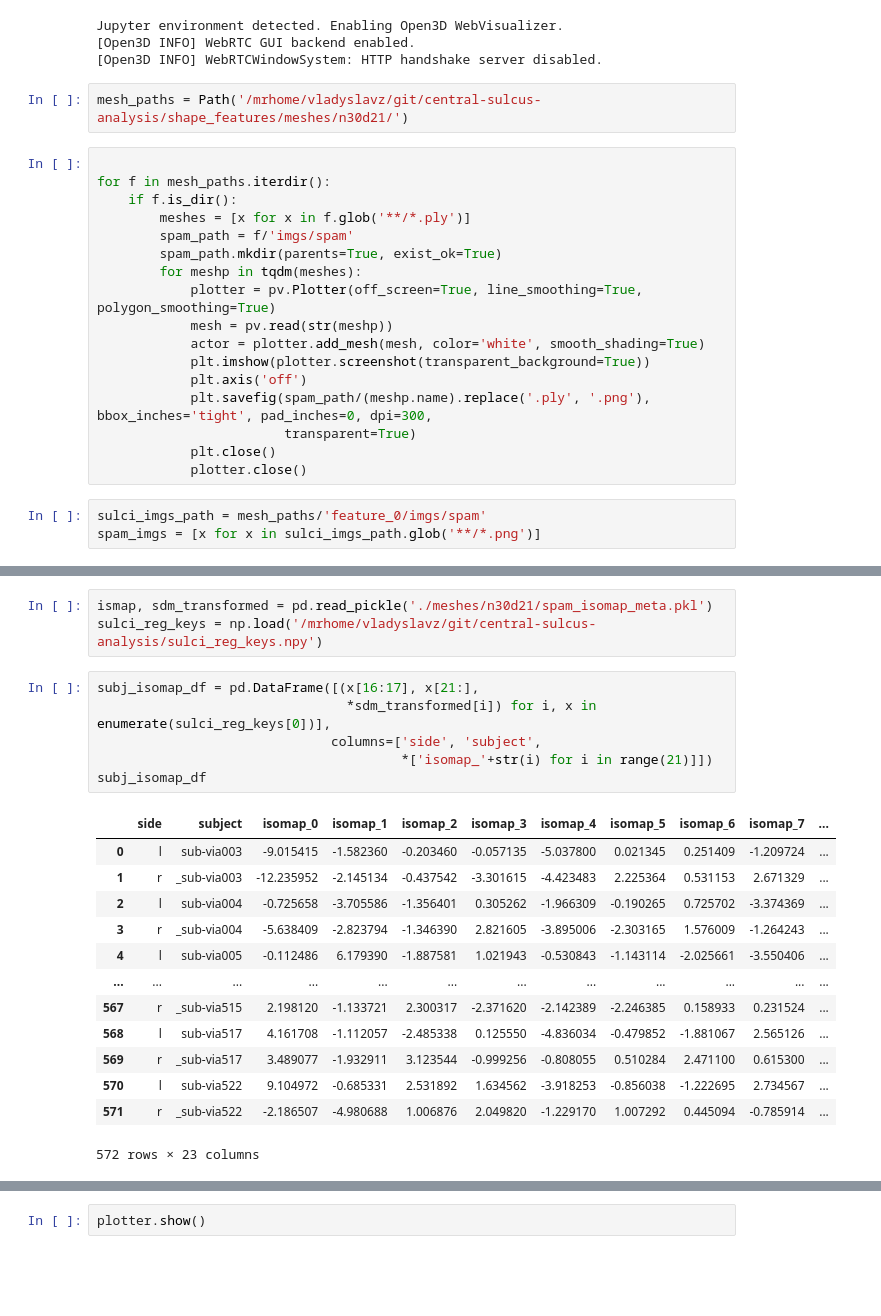
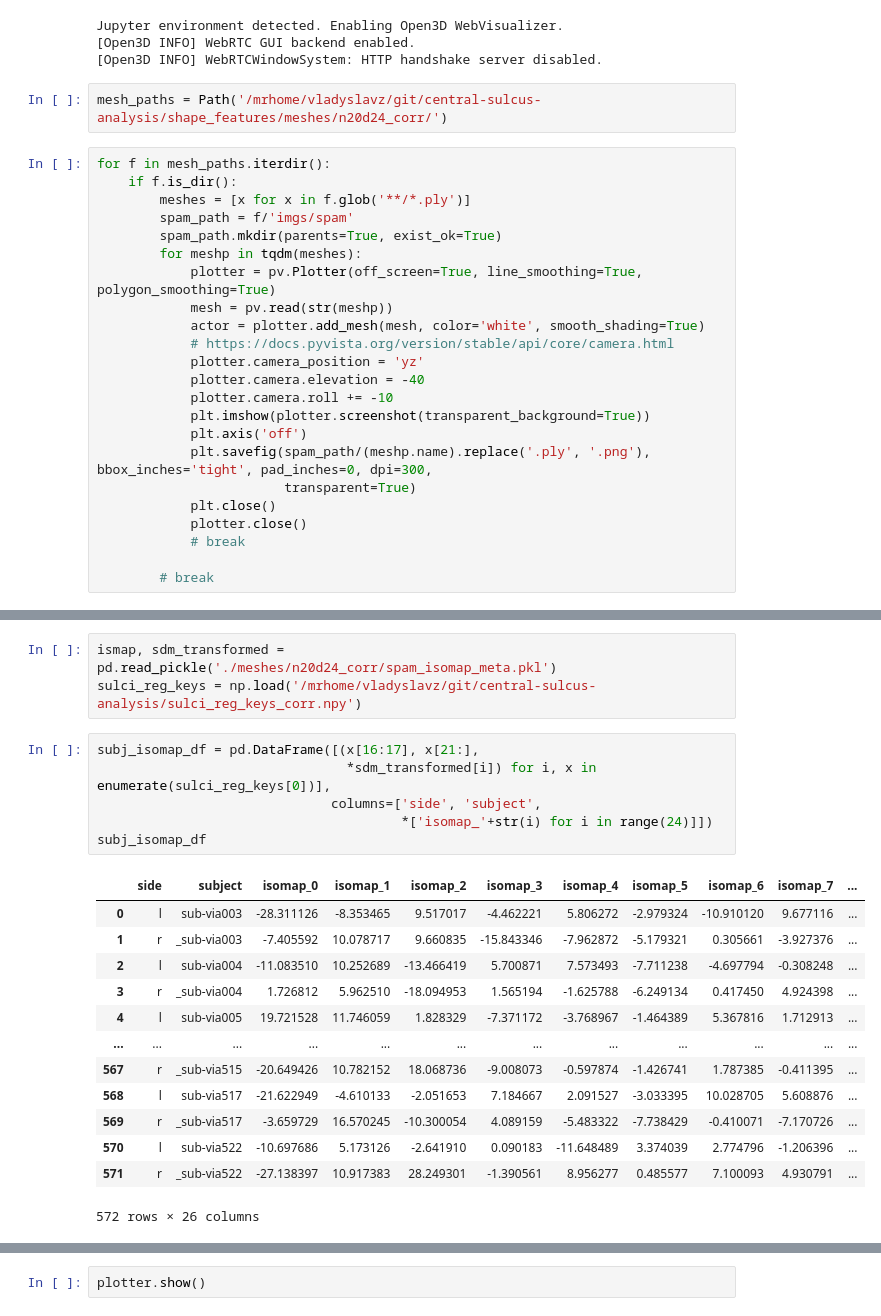
Before and after one commit to Vivikar/central-sulcus-analysis, a Jupyter notebook: shape_features/3_GeneratePlots.ipynb, the cells around one changed output, grey strips where cells are left out. Cells and saved outputs as stored; diff of their text form; blank space fills up the shorter version.

```diff
--- a/shape_features/3_GeneratePlots.ipynb
+++ b/shape_features/3_GeneratePlots.ipynb
@@ -17,9 +17,8 @@ Jupyter environment detected. Enabling Open3D WebVisualizer.
 [Open3D INFO] WebRTC GUI backend enabled.
 [Open3D INFO] WebRTCWindowSystem: HTTP handshake server disabled.
 # %%
-mesh_paths = Path('/mrhome/vladyslavz/git/central-sulcus-analysis/shape_features/meshes/n30d21/')
+mesh_paths = Path('/mrhome/vladyslavz/git/central-sulcus-analysis/shape_features/meshes/n20d24_corr/')
 # %%
-
 for f in mesh_paths.iterdir():
     if f.is_dir():
         meshes = [x for x in f.glob('**/*.ply')]
@@ -29,13 +28,17 @@ for f in mesh_paths.iterdir():
             plotter = pv.Plotter(off_screen=True, line_smoothing=True, polygon_smoothing=True)
             mesh = pv.read(str(meshp))
             actor = plotter.add_mesh(mesh, color='white', smooth_shading=True)
+            # https://docs.pyvista.org/version/stable/api/core/camera.html
+            plotter.camera_position = 'yz'
+            plotter.camera.elevation = -40
+            plotter.camera.roll += -10
             plt.imshow(plotter.screenshot(transparent_background=True))
             plt.axis('off')
             plt.savefig(spam_path/(meshp.name).replace('.ply', '.png'), bbox_inches='tight', pad_inches=0, dpi=300,
                         transparent=True)
             plt.close()
             plotter.close()
+            # break
+
+        # break
-# %%
-sulci_imgs_path = mesh_paths/'feature_0/imgs/spam'
-spam_imgs = [x for x in sulci_imgs_path.glob('**/*.png')]
 # %%
@@ -78,24 +91,24 @@ plt.show()
 # %%
-ismap, sdm_transformed = pd.read_pickle('./meshes/n30d21/spam_isomap_meta.pkl')
-sulci_reg_keys = np.load('/mrhome/vladyslavz/git/central-sulcus-analysis/sulci_reg_keys.npy')
+ismap, sdm_transformed = pd.read_pickle('./meshes/n20d24_corr/spam_isomap_meta.pkl')
+sulci_reg_keys = np.load('/mrhome/vladyslavz/git/central-sulcus-analysis/sulci_reg_keys_corr.npy')
 # %%
 subj_isomap_df = pd.DataFrame([(x[16:17], x[21:],
                                 *sdm_transformed[i]) for i, x in enumerate(sulci_reg_keys[0])],
                               columns=['side', 'subject',
-                                       *['isomap_'+str(i) for i in range(21)]])
+                                       *['isomap_'+str(i) for i in range(24)]])
 subj_isomap_df
 # %% [output]
 |  | side | subject | isomap_0 | isomap_1 | isomap_2 | isomap_3 | isomap_4 | isomap_5 | isomap_6 | isomap_7 | ... |
-| 0 | l | sub-via003 | -9.015415 | -1.582360 | -0.203460 | -0.057135 | -5.037800 | 0.021345 | 0.251409 | -1.209724 | ... |
-| 1 | r | _sub-via003 | -12.235952 | -2.145134 | -0.437542 | -3.301615 | -4.423483 | 2.225364 | 0.531153 | 2.671329 | ... |
-| 2 | l | sub-via004 | -0.725658 | -3.705586 | -1.356401 | 0.305262 | -1.966309 | -0.190265 | 0.725702 | -3.374369 | ... |
-| 3 | r | _sub-via004 | -5.638409 | -2.823794 | -1.346390 | 2.821605 | -3.895006 | -2.303165 | 1.576009 | -1.264243 | ... |
-| 4 | l | sub-via005 | -0.112486 | 6.179390 | -1.887581 | 1.021943 | -0.530843 | -1.143114 | -2.025661 | -3.550406 | ... |
+| 0 | l | sub-via003 | -28.311126 | -8.353465 | 9.517017 | -4.462221 | 5.806272 | -2.979324 | -10.910120 | 9.677116 | ... |
+| 1 | r | _sub-via003 | -7.405592 | 10.078717 | 9.660835 | -15.843346 | -7.962872 | -5.179321 | 0.305661 | -3.927376 | ... |
+| 2 | l | sub-via004 | -11.083510 | 10.252689 | -13.466419 | 5.700871 | 7.573493 | -7.711238 | -4.697794 | -0.308248 | ... |
+| 3 | r | _sub-via004 | 1.726812 | 5.962510 | -18.094953 | 1.565194 | -1.625788 | -6.249134 | 0.417450 | 4.924398 | ... |
+| 4 | l | sub-via005 | 19.721528 | 11.746059 | 1.828329 | -7.371172 | -3.768967 | -1.464389 | 5.367816 | 1.712913 | ... |
 | ... | ... | ... | ... | ... | ... | ... | ... | ... | ... | ... | ... |
-| 567 | r | _sub-via515 | 2.198120 | -1.133721 | 2.300317 | -2.371620 | -2.142389 | -2.246385 | 0.158933 | 0.231524 | ... |
-| 568 | l | sub-via517 | 4.161708 | -1.112057 | -2.485338 | 0.125550 | -4.836034 | -0.479852 | -1.881067 | 2.565126 | ... |
-| 569 | r | _sub-via517 | 3.489077 | -1.932911 | 3.123544 | -0.999256 | -0.808055 | 0.510284 | 2.471100 | 0.615300 | ... |
-| 570 | l | sub-via522 | 9.104972 | -0.685331 | 2.531892 | 1.634562 | -3.918253 | -0.856038 | -1.222695 | 2.734567 | ... |
-| 571 | r | _sub-via522 | -2.186507 | -4.980688 | 1.006876 | 2.049820 | -1.229170 | 1.007292 | 0.445094 | -0.785914 | ... |
+| 567 | r | _sub-via515 | -20.649426 | 10.782152 | 18.068736 | -9.008073 | -0.597874 | -1.426741 | 1.787385 | -0.411395 | ... |
+| 568 | l | sub-via517 | -21.622949 | -4.610133 | -2.051653 | 7.184667 | 2.091527 | -3.033395 | 10.028705 | 5.608876 | ... |
+| 569 | r | _sub-via517 | -3.659729 | 16.570245 | -10.300054 | 4.089159 | -5.483322 | -7.738429 | -0.410071 | -7.170726 | ... |
+| 570 | l | sub-via522 | -10.697686 | 5.173126 | -2.641910 | 0.090183 | -11.648489 | 3.374039 | 2.774796 | -1.206396 | ... |
+| 571 | r | _sub-via522 | -27.138397 | 10.917383 | 28.249301 | -1.390561 | 8.956277 | 0.485577 | 7.100093 | 4.930791 | ... |
-572 rows × 23 columns
+572 rows × 26 columns
 # %%
```
Also changed, not shown: parts of 15 cells of this notebook, 4 other files.
